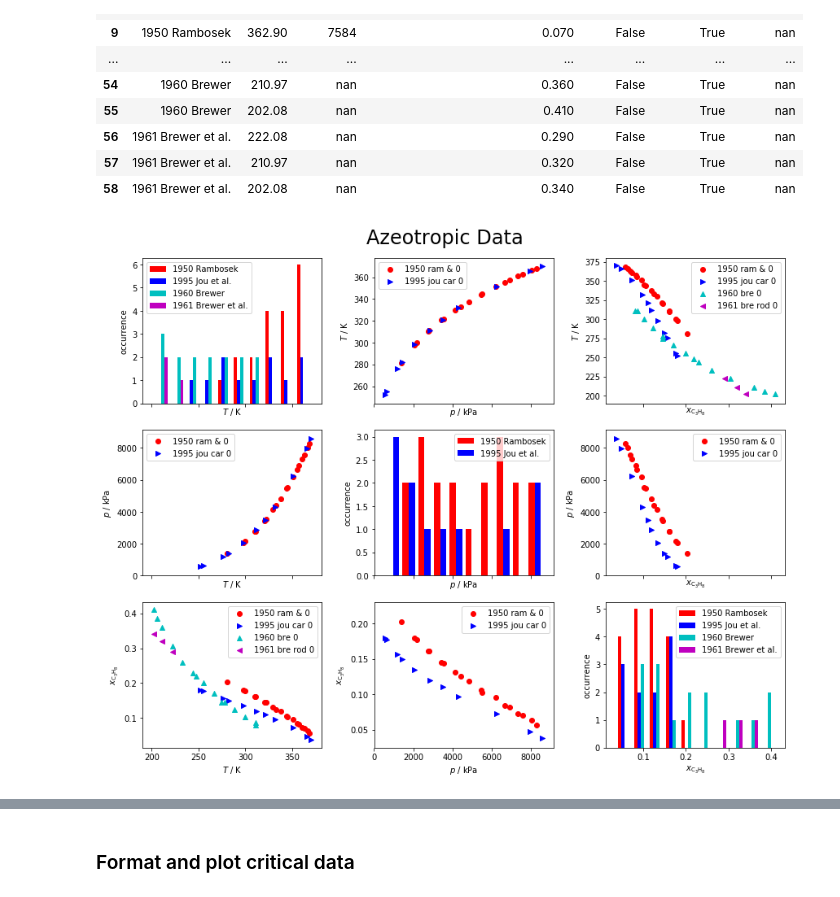
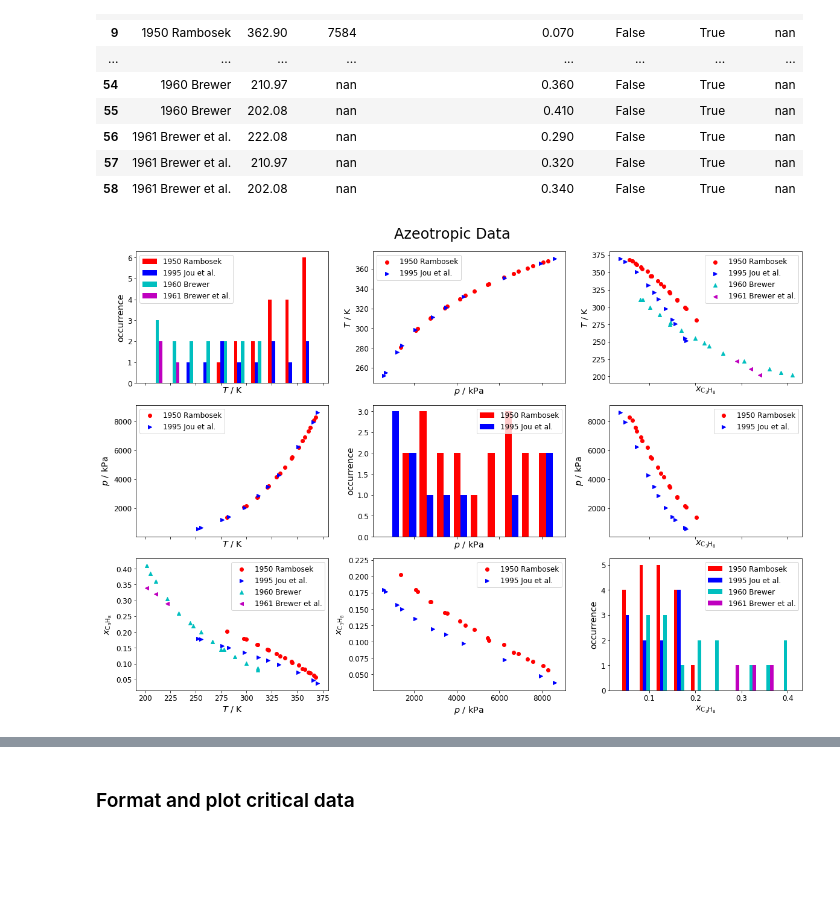
Before and after one commit to usnistgov/PPEPPD2019-data, a Jupyter notebook: EDA.ipynb, the cells around one changed output, grey strips where cells are left out. Cells and saved outputs as stored; diff of their text form; code cells hidden in the pictures; blank space fills up the shorter version.

```diff
--- a/EDA.ipynb
+++ b/EDA.ipynb
@@ -16,3 +19,11 @@ run_refprop = False
+# %%
+plt.rcParams['figure.figsize'] = [16.5, 12]
+plt.rcParams['figure.titlesize'] = 'xx-large'
+plt.rcParams['legend.fontsize'] = 'large'
+plt.rcParams['axes.labelsize'] = 'x-large'
+plt.rcParams['axes.titlesize'] = 'xx-large'
+plt.rcParams['xtick.labelsize'] = 'large'
+plt.rcParams['ytick.labelsize'] = 'large'
 # %% [markdown]
 ### Define some standard terms, so that columns are consistent
 This is all done in __[markdown](https://medium.com/ibm-data-science-experience/markdown-for-jupyter-notebooks-cheatsheet-386c05aeebed)__, taking advantage of __[MathJax](https://jupyter-notebook.readthedocs.io/en/stable/examples/Notebook/Typesetting%20Equations.html)__
@@ -154,7 +165,7 @@ ref_fixes = {'1940 gil sch 0': '1940 Gilliland & Scheeline',
             }
 for src in ref_fixes:
     plot_kw[ref_fixes[src]] = plot_kw[src]
-    plot_kw[src]['label'] = src
+    plot_kw[src]['label'] = ref_fixes[src]
     for k in pdd:
         pdd[k].loc[pdd[k][source]==src, source] = ref_fixes[src]
 # %% [markdown]
@@ -221,35 +232,35 @@ def hist_set(df, prop=None, title=None, axes=None):
             sources = np.delete(sources, np.where(sources == src), axis=0)
             continue
         x = pd.concat([x, target], ignore_index=True, axis=1)
 
     axes.hist(x.transpose(), color=list(map(lambda src: plot_kw[src]['c'], sources)), label=sources)
 
     if title:
         axes.set_title(title)
     axes.set_xlabel(prop)
     axes.set_ylabel("occurrence")
     axes.legend()
 
 def plot_grid(df, columns, title=None):
     n = len(columns)
-    fig, axes = plt.subplots(n,n, figsize=(12, 10), sharex='col')
+    fig, axes = plt.subplots(n,n, sharex='col')
     for i in np.arange(n):
         for j in np.arange(n):
 #             if (i < j):
 #                 axes[i,j].axis('off')
 #                 continue
             if (i == j):
                 hist_set(df, columns[i], axes=axes[i,i])
             else:
                 plot_set(df, columns[j], columns[i], axes=axes[i,j])
     if title:
         fig.suptitle(title, fontsize=24)
     fig.tight_layout(rect=[0, 0.03, 1, 0.95])
 
 # np.warnings.filterwarnings('ignore')
 plot_grid(az_df, az_df.columns[[1,2,3]], title='Azeotropic Data')
 # %% [output]
-[figure, old version]
+[figure, new version]
 # %%
 # And generate a classic Arrhenius plot while we are at it
 def arrhenius (source_df, title=None, axes=None):
```
Also changed, not shown: parts of 14 cells of this notebook.
